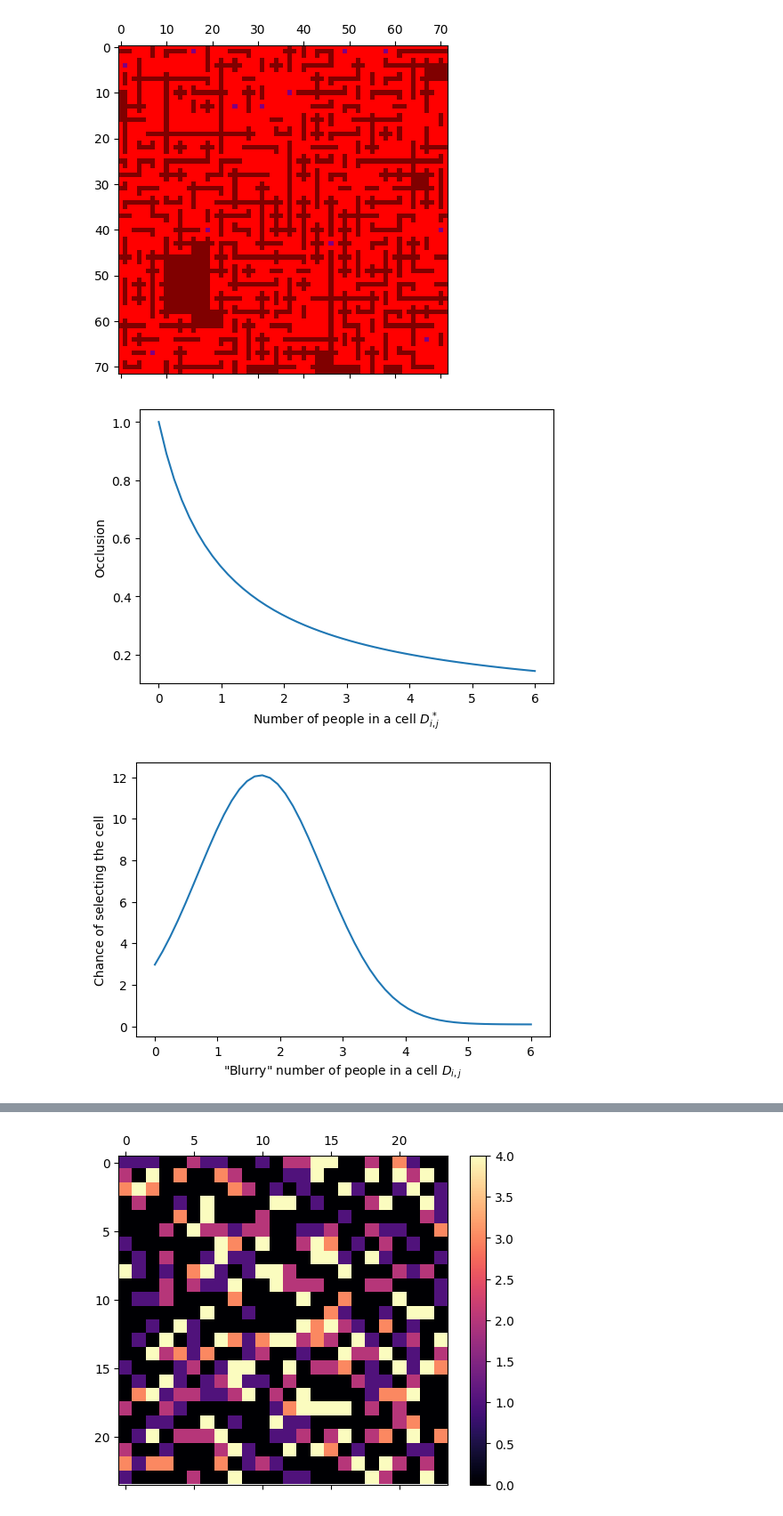
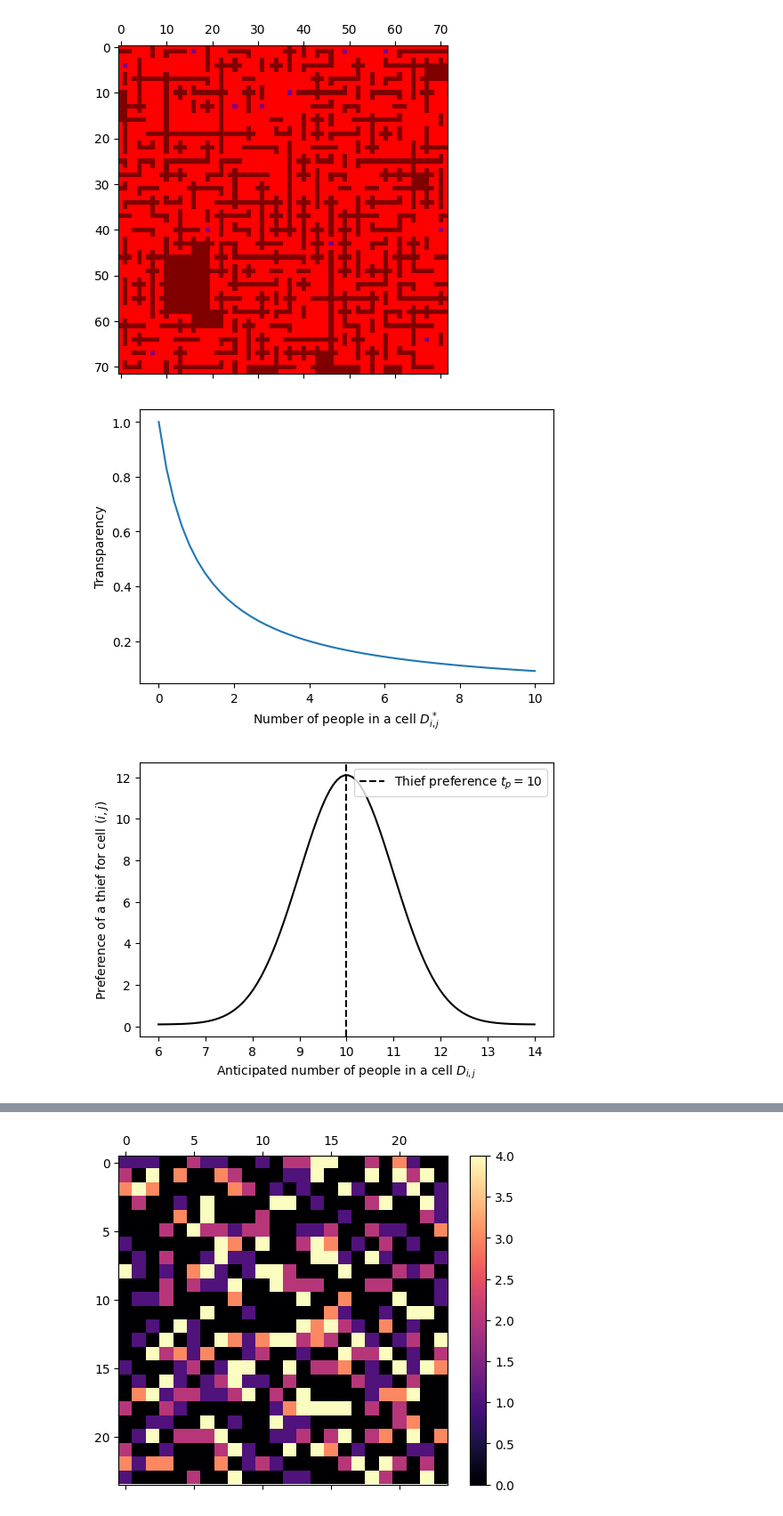
Before and after one commit to viktorvesely/TaC, a Jupyter notebook: simulation/explore.ipynb, the cells around one changed output, grey strips where cells are left out. Shown: that part at 89% size. Cells and saved outputs as stored; diff of their text form; code cells hidden in the pictures.

```diff
--- a/simulation/explore.ipynb
+++ b/simulation/explore.ipynb
@@ -946,26 +946,29 @@ occlusion = a / (a + n_people)
 
 ax.plot(n_people, occlusion)
 ax.set_xlabel("Number of people in a cell $D^*_{i, j}$")
-ax.set_ylabel("Occlusion")
+ax.set_ylabel("Transparency")
 fig.savefig("./data/occlusion.pdf")
 # %% [output]
-[figure, old version]
+[figure, new version]
 # %%
 import pandas as pd
 import numpy as np
 from matplotlib import pyplot as plt
 
 fig, ax = plt.subplots(figsize=(6, 4))
 
-n_people = np.linspace(0, 6, 50, endpoint=True)
-occlusion = 12 * np.exp(-np.power(n_people - 1.69, 2) / 2) + 0.1
+preference = 10
+n_people = np.linspace(6, 14, 100, endpoint=True)
+occlusion = 12 * np.exp(-np.power(n_people - preference, 2) / 2) + 0.1
 
-ax.plot(n_people, occlusion)
-ax.set_xlabel('"Blurry" number of people in a cell $D_{i, j}$')
-ax.set_ylabel("Chance of selecting the cell")
+ax.plot(n_people, occlusion, color="black")
+ax.axvline(preference, color="black", linestyle="dashed", label=f"Thief preference $t_p = {preference}$")
+ax.set_xlabel('Anticipated number of people in a cell $D_{i, j}$')
+ax.set_ylabel("Preference of a thief for cell $(i, j)$")
+ax.legend(loc="upper right")
 fig.savefig("./data/thiefselection.pdf")
 # %% [output]
-[figure, old version]
+[figure, new version]
 # %%
 fig, ax = plt.subplots(figsize=(6, 4))
 
```
Also changed, not shown: parts of 2 cells of this notebook, 29 other files.
